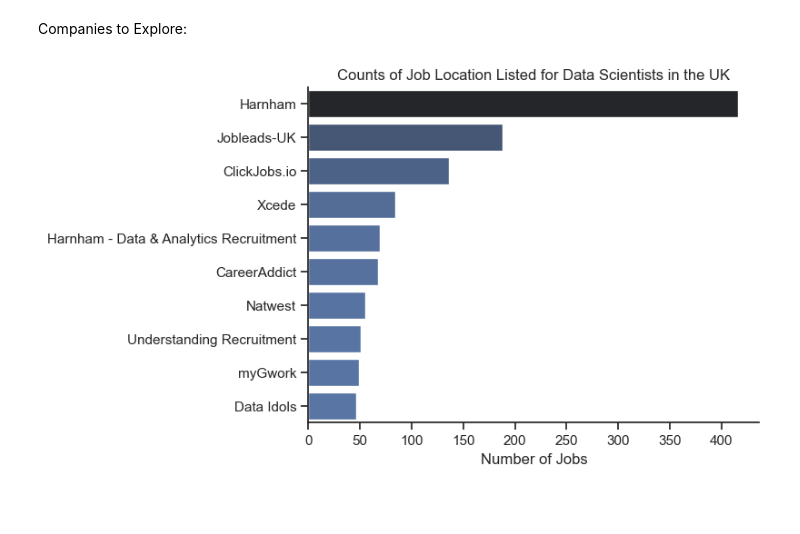
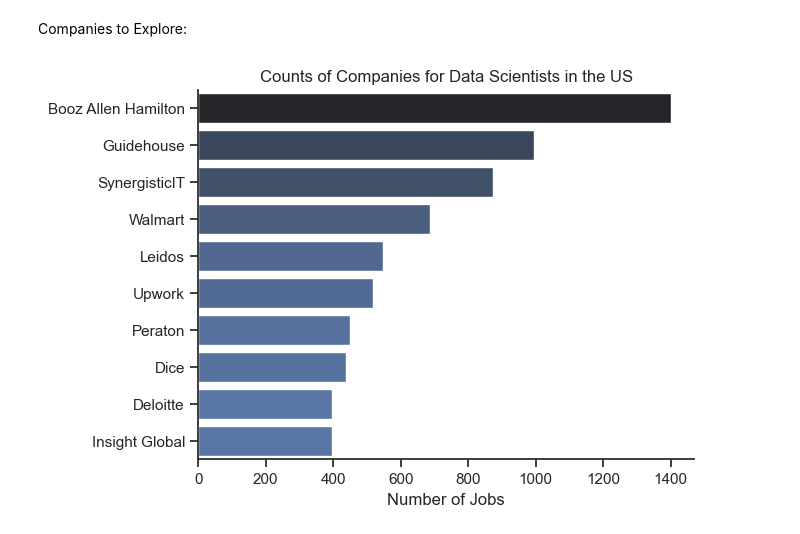
Before and after one commit to Liamx002/Data_Job_Market_Python, a Jupyter notebook: 3_Project/1_EDA_Intro.ipynb, the cells around one changed output. Saved outputs shown, nothing was run; the diff lists cells and outputs as text; code cells hidden in the pictures; blank space fills up the shorter version.

```diff
--- a/3_Project/1_EDA_Intro.ipynb
+++ b/3_Project/1_EDA_Intro.ipynb
@@ -14,7 +14,7 @@ df["job_skills"] = df["job_skills"].apply(lambda x:  ast.literal_eval(x) if pd.n
 # %% [markdown]
 Filter for UK Data Scientist roles
 # %%
-df_DS_UK = df[(df["job_title_short"] == "Data Scientist") & (df["job_country"] == "United Kingdom")]
+df_DS_US = df[(df["job_title_short"] == "Data Scientist") & (df["job_country"] == "United States")]
 # %% [markdown]
 Highest Job Count Locations:
 # %%
@@ -51,15 +50,15 @@ for i, (column, title) in enumerate(dict_column.items()):
 # %% [markdown]
 Companies to Explore:
 # %%
-df_plot = df_DS_UK["company_name"].value_counts().head(10).to_frame()
+df_plot = df_DS_US["company_name"].value_counts().head(10).to_frame()
 df_plot
 
 sns.set_theme(style="ticks")
 sns.barplot(data=df_plot, x="count", y="company_name", hue="count", palette="dark:b_r", legend=False)
 sns.despine()
-plt.title("Counts of Companies for Data Scientists in the UK")
+plt.title("Counts of Companies for Data Scientists in the US")
 plt.xlabel("Number of Jobs")
 plt.ylabel("")
 plt.show()
 # %% [output]
-[figure, old version]
+[figure, new version]
```
Also changed, not shown: parts of 2 cells of this notebook.
